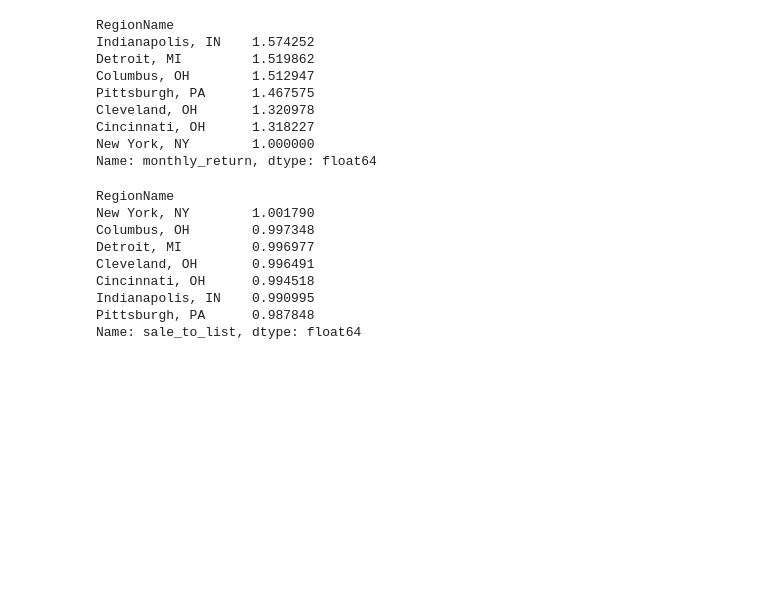
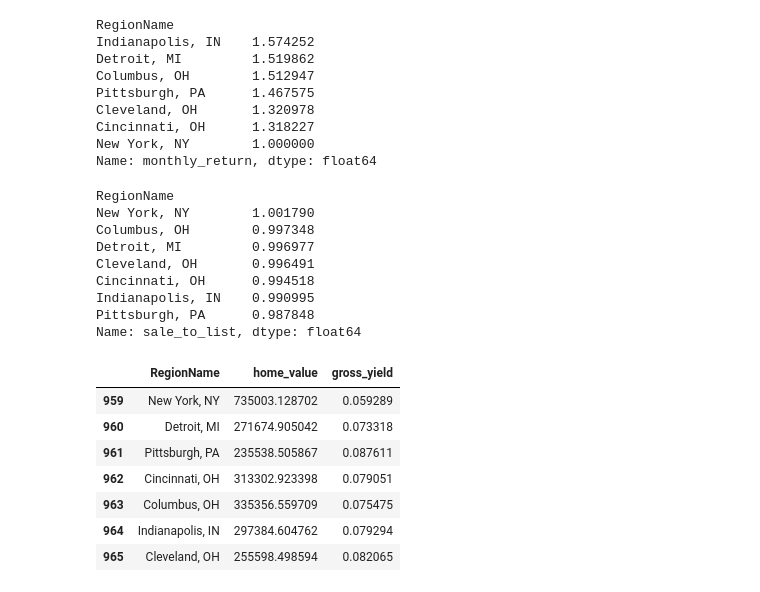
Before and after one commit to mrudangjikar/metro-housing-analysis, a Jupyter notebook: notebooks/metro_analysis.ipynb, the cells around one changed output. Cells and saved outputs as stored; diff of their text form; code cells hidden in the pictures; blank space fills up the shorter version.

```diff
--- a/notebooks/metro_analysis.ipynb
+++ b/notebooks/metro_analysis.ipynb
@@ -297,3 +297,15 @@ Cincinnati, OH      0.994518
 Indianapolis, IN    0.990995
 Pittsburgh, PA      0.987848
 Name: sale_to_list, dtype: float64
+# %%
+summary = latest[["RegionName", "home_value", "gross_yield"]].copy()
+summary
+# %% [output]
+|  | RegionName | home_value | gross_yield |
+| 959 | New York, NY | 735003.128702 | 0.059289 |
+| 960 | Detroit, MI | 271674.905042 | 0.073318 |
+| 961 | Pittsburgh, PA | 235538.505867 | 0.087611 |
+| 962 | Cincinnati, OH | 313302.923398 | 0.079051 |
+| 963 | Columbus, OH | 335356.559709 | 0.075475 |
+| 964 | Indianapolis, IN | 297384.604762 | 0.079294 |
+| 965 | Cleveland, OH | 255598.498594 | 0.082065 |
```
Also changed, not shown: parts of 7 cells of this notebook, 1 other file.
